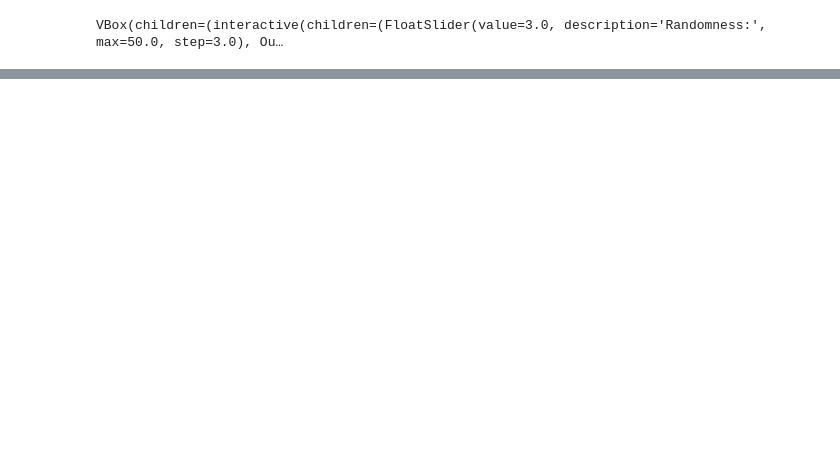
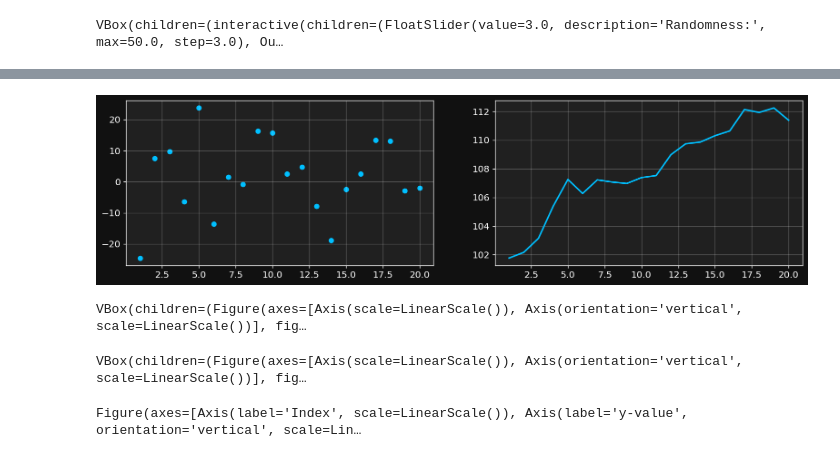
Before and after one commit to mocquin/quickstarts, a Jupyter notebook: bqplot.ipynb, the cells around one changed output, grey strips where cells are left out. Cells and saved outputs as stored; diff of their text form; code cells hidden in the pictures; blank space fills up the shorter version.

```diff
--- a/bqplot.ipynb
+++ b/bqplot.ipynb
@@ -121,0 +234,16 @@ VBox(children=(interactive(children=(FloatSlider(value=3.0, description='Randomn
+# %%
+import matplotlib.pyplot as mplt
+
+
+def set_style(style='blackviz'):
+    mplt.rc('figure', facecolor='0.065', autolayout=False, dpi=120)
+    mplt.rc('axes', facecolor='0.125', edgecolor='w', grid=True, labelcolor='lightgrey', labelsize='large',
+            prop_cycle=mplt.cycler('color', ['deepskyblue', 'orangered', 'green', 'yellow', 'mintcream', 'magenta', 'darkorange']))
+
+    mplt.rc('xtick', color='w')
+    mplt.rc('ytick', color='w')
+    mplt.rc('grid', color='w', linestyle='-', alpha=0.25)
+    mplt.rc('font', size=12)
+    mplt.rc('text', color='lightgrey')
+    mplt.rc('lines', linewidth=2)
+    mplt.rc('figure', figsize='10, 8', titlesize='x-large')
@@ -121,0 +258,23 @@ VBox(children=(interactive(children=(FloatSlider(value=3.0, description='Randomn
+# %%
+# Styling for dark background matplotlib charts
+set_style()
+# %%
+# Some fake data
+np.random.seed(0)
+x_data = np.arange(1, 21, 1)
+y_fake_line = 100 + np.random.normal(0, 1, 20).cumsum()
+y_fake_dots = np.random.normal(1, 10, 20)
+# %%
+# Using matplotlib
+fig, axes = mplt.subplots(1, 2, figsize=(16, 4))
+axes[0].scatter(x_data, y_fake_dots)
+axes[1].plot(x_data, y_fake_line);
+# %% [output]
+[figure, added]
+# %%
+# Using bqplot
+plt.figure()
+plt.plot(x_data, y_fake_line)
+plt.show()
+# %% [output]
+VBox(children=(Figure(axes=[Axis(scale=LinearScale()), Axis(orientation='vertical', scale=LinearScale())], fig…
@@ -121,0 +287,10 @@ VBox(children=(interactive(children=(FloatSlider(value=3.0, description='Randomn
+# %%
+plt.figure()
+plt.plot(x_data, y_data)
+plt.show()
+# %% [output]
+VBox(children=(Figure(axes=[Axis(scale=LinearScale()), Axis(orientation='vertical', scale=LinearScale())], fig…
+# %%
+https://www.youtube.com/watch?v=VT7XX7hR5Do
+# %% [output]
+Figure(axes=[Axis(label='Index', scale=LinearScale()), Axis(label='y-value', orientation='vertical', scale=Lin…
```
Also changed, not shown: parts of 92 cells of this notebook, 4 other files.
